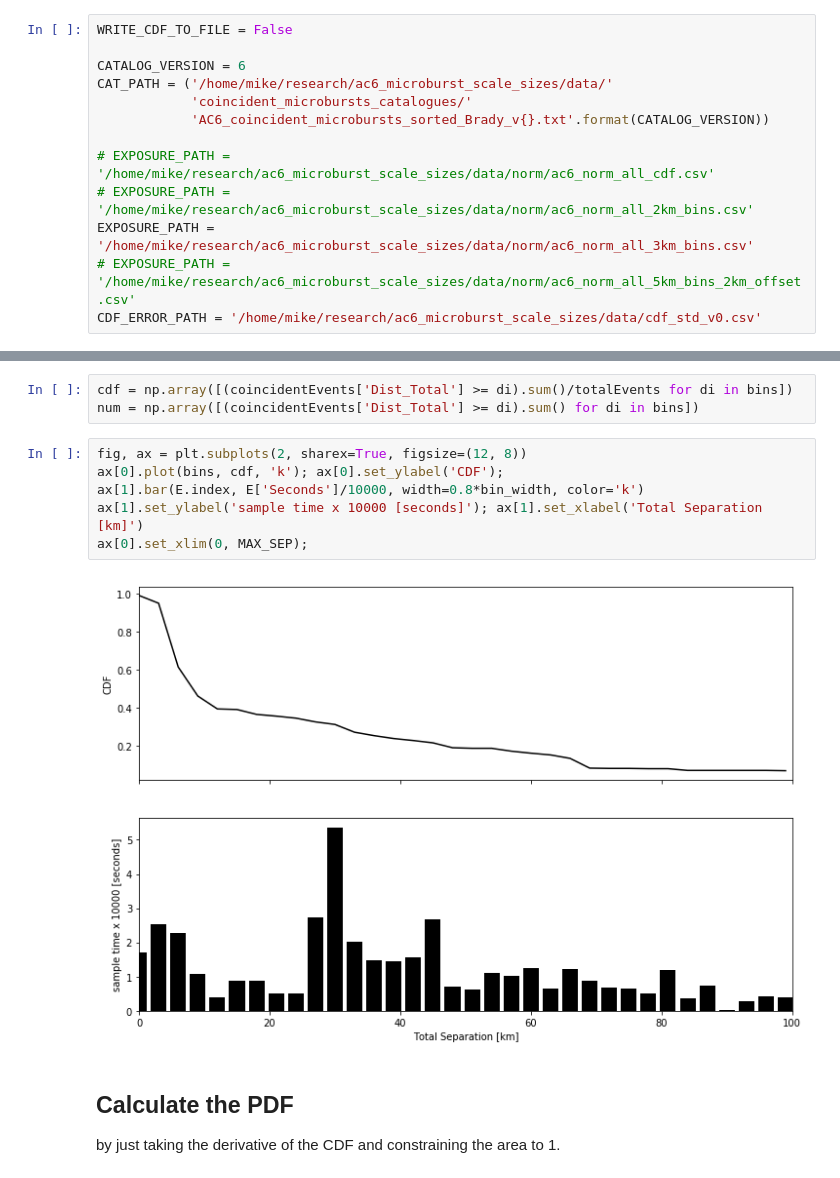
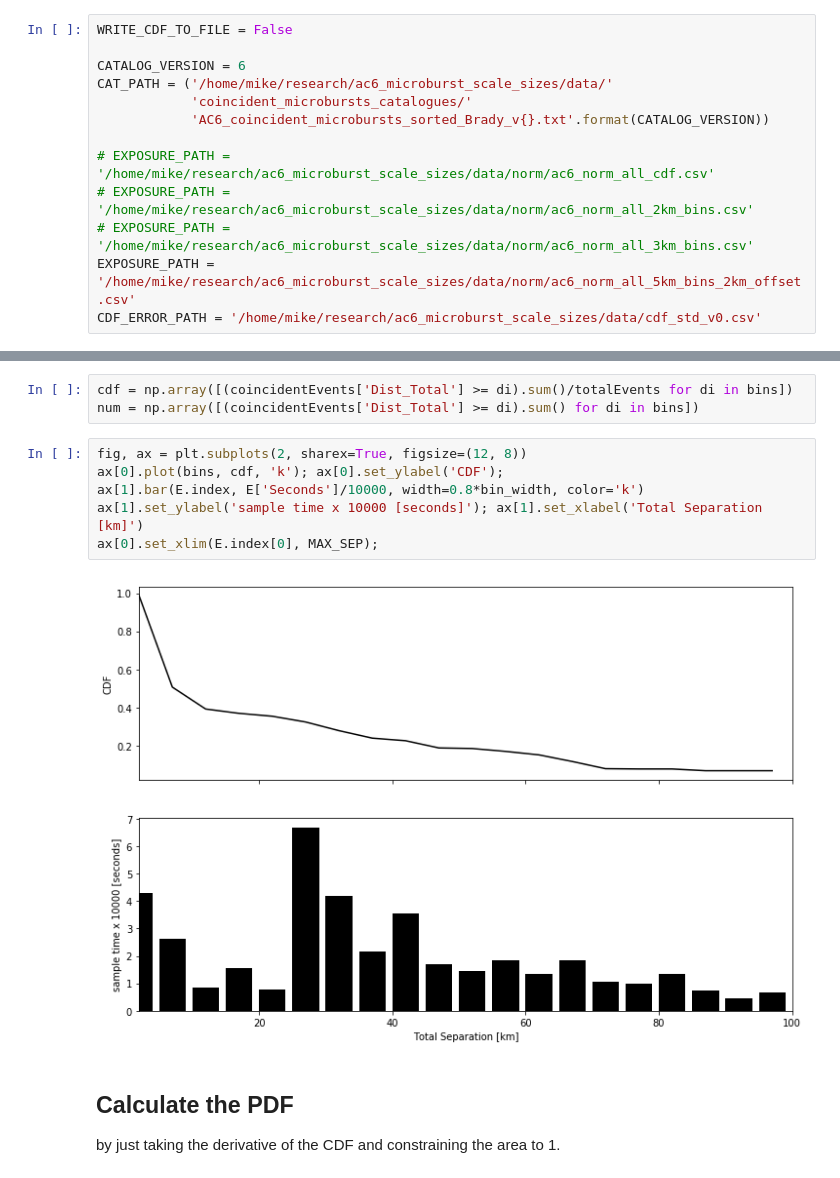
Before and after one commit to mshumko/ac6_microburst_scale_sizes, a Jupyter notebook: stats/microburst_CDF.ipynb, the cells around one changed output, grey strips where cells are left out. Drawn from its saved outputs; the diff is of its cells as text.

Commit message:
Updated the CDF notebook to work with bins that have an offset.

```diff
--- a/stats/microburst_CDF.ipynb
+++ b/stats/microburst_CDF.ipynb
@@ -16,8 +16,8 @@ CAT_PATH = ('/home/mike/research/ac6_microburst_scale_sizes/data/'
 
 # EXPOSURE_PATH = '/home/mike/research/ac6_microburst_scale_sizes/data/norm/ac6_norm_all_cdf.csv'
 # EXPOSURE_PATH = '/home/mike/research/ac6_microburst_scale_sizes/data/norm/ac6_norm_all_2km_bins.csv'
-EXPOSURE_PATH = '/home/mike/research/ac6_microburst_scale_sizes/data/norm/ac6_norm_all_3km_bins.csv'
-# EXPOSURE_PATH = '/home/mike/research/ac6_microburst_scale_sizes/data/norm/ac6_norm_all_5km_bins_2km_offset.csv'
+# EXPOSURE_PATH = '/home/mike/research/ac6_microburst_scale_sizes/data/norm/ac6_norm_all_3km_bins.csv'
+EXPOSURE_PATH = '/home/mike/research/ac6_microburst_scale_sizes/data/norm/ac6_norm_all_5km_bins_2km_offset.csv'
 CDF_ERROR_PATH = '/home/mike/research/ac6_microburst_scale_sizes/data/cdf_std_v0.csv'
 # %%
 CC_THRESH = 0.8                   # Temporal CC threshold
@@ -151,11 +151,11 @@ num = np.array([(coincidentEvents['Dist_Total'] >= di).sum() for di in bins])
 # %%
 fig, ax = plt.subplots(2, sharex=True, figsize=(12, 8))
 ax[0].plot(bins, cdf, 'k'); ax[0].set_ylabel('CDF');
 ax[1].bar(E.index, E['Seconds']/10000, width=0.8*bin_width, color='k')
 ax[1].set_ylabel('sample time x 10000 [seconds]'); ax[1].set_xlabel('Total Separation [km]')
-ax[0].set_xlim(0, MAX_SEP);
+ax[0].set_xlim(E.index[0], MAX_SEP);
 # %% [output]
-[figure, old version]
+[figure, new version]
 # %% [markdown]
 ## Calculate the PDF
 by just taking the derivative of the CDF and constraining the area to 1.
```
Also changed, not shown: parts of 12 cells of this notebook.
